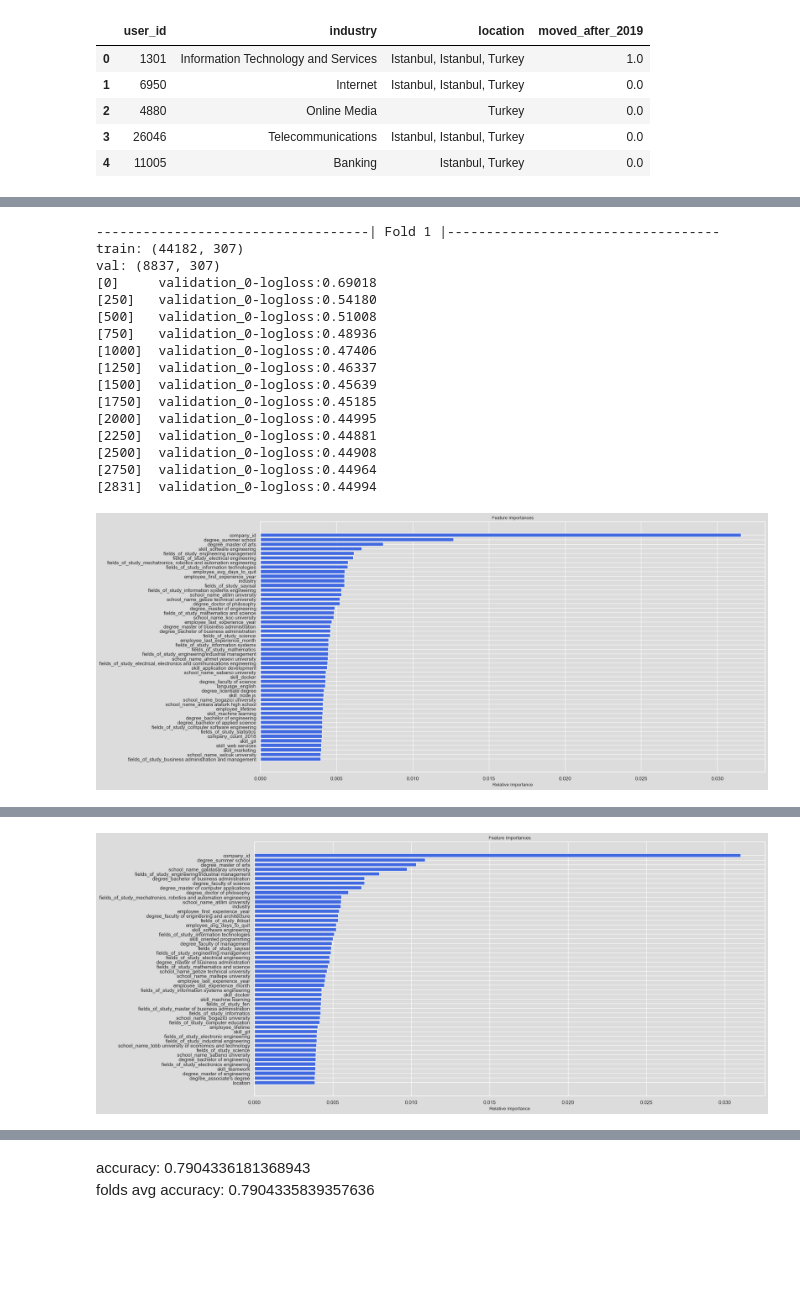
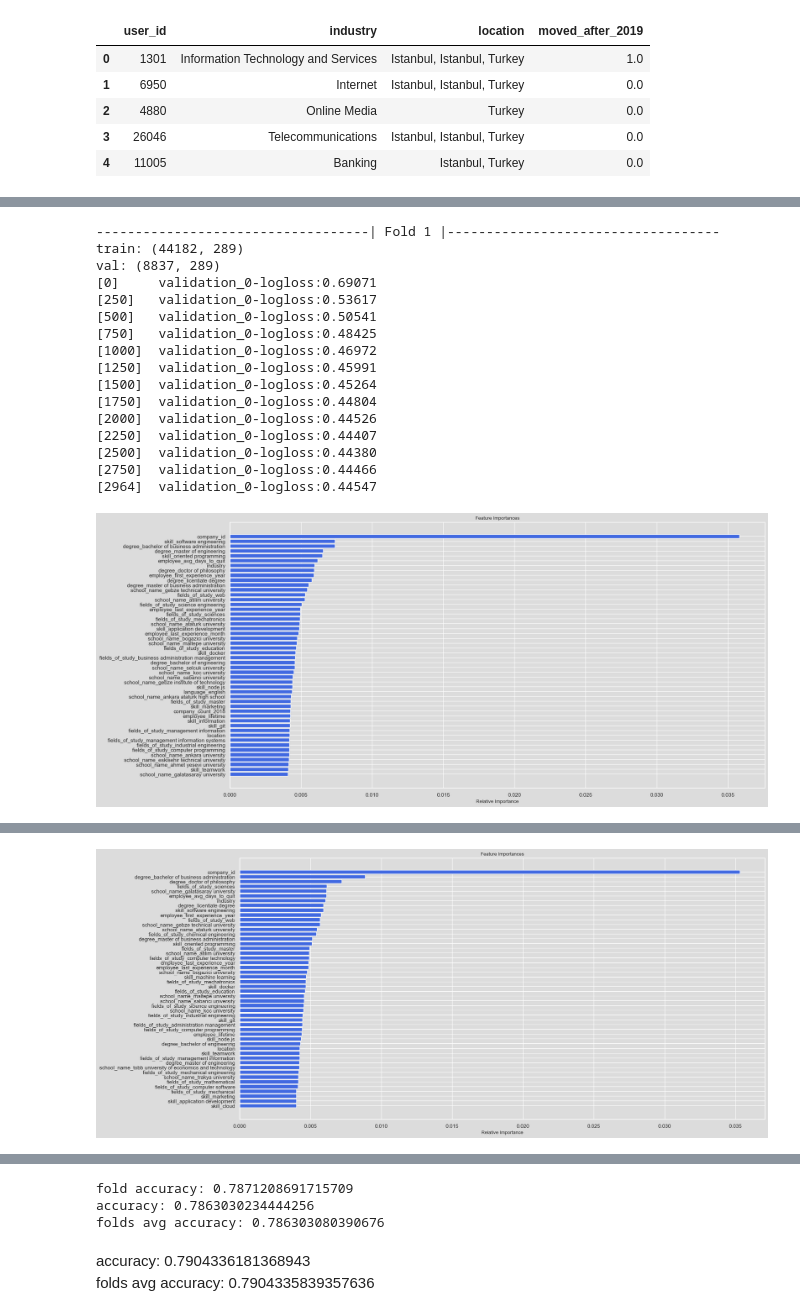
Before and after one commit to sercanyesiloz/Garanti-BBVA-Data-Camp-Coderspace, a Jupyter notebook: FE & Modelling.ipynb, the cells around one changed output, grey strips where cells are left out. Cells and saved outputs as stored; diff of their text form; code cells hidden in the pictures; blank space fills up the shorter version.

```diff
--- a/FE & Modelling.ipynb
+++ b/FE & Modelling.ipynb
@@ -7,36 +7,33 @@ import numpy as np
 from utils import *
 import pandas as pd
 from copy import deepcopy
+from feature_extraction import *
 from xgboost import XGBClassifier
 from catboost import CatBoostClassifier
 from train_models import get_model_scores
-from sklearn.model_selection import train_test_split, KFold, StratifiedKFold
-from sklearn.metrics import accuracy_score, f1_score, classification_report
+from sklearn.metrics import accuracy_score
+from sklearn.model_selection import train_test_split, StratifiedKFold
 warnings.filterwarnings('ignore')
-%run skills.ipynb
-%run languages.ipynb
-%run work_experiences.ipynb
-%run education.ipynb
 
 class config:
     train_path = '../../../datasets/garanti-bbva-data-camp/train_users.csv'
     test_path = '../../../datasets/garanti-bbva-data-camp/test_users.csv'
     sub_path = '../../../datasets/garanti-bbva-data-camp/submission.csv'
-    skills_path = '../../../datasets/garanti-bbva-data-camp/clean_skills_v2.csv'
+    skills_path = '../../../datasets/garanti-bbva-data-camp/clean_skills.csv'
     languages_path = '../../../datasets/garanti-bbva-data-camp/clean_language.csv'
-    education_path = '../../../datasets/garanti-bbva-data-camp/clean_education_v2.csv'
+    education_path = '../../../datasets/garanti-bbva-data-camp/clean_education.csv'
     exp_path = '../../../datasets/garanti-bbva-data-camp/work_experiences.csv'
     seed = 42
     n_folds = 6
-    study_size = 50
+    study_size = 55
     school_size = 50
     language_size = 8
-    degree_size = 40
+    degree_size = 18
     skill_size = 120
     skill_exact_match =  False
     degree_exact_match =  True
     school_exact_match =  True
-    study_exact_match =  True
+    study_exact_match =  False
 # %%
 train_df = pd.read_csv(config.train_path)
 test_df = pd.read_csv(config.test_path)
@@ -93,15 +90,15 @@ df = add_populations(df)
 
 df['nunique_company_by_industries'] = df.groupby(by = 'industry')['company_id'].transform('nunique')
 df['active_employees_by_companies'] = df.groupby(by = 'company_id')['user_id'].transform('nunique')
-df['nunique_industries_by_companies'] = df.groupby(by = 'company_id')['industry'].transform('nunique')
+#df['nunique_industries_by_companies'] = df.groupby(by = 'company_id')['industry'].transform('nunique')
 
 #df['active_employees_by_industries'] = df.groupby(by = 'industry')['user_id'].transform('nunique')
 #df['nunique_locations_by_industries'] = df.groupby(by = 'industry')['location'].transform('nunique')
 
-train_df = df.loc[df['moved_after_2019'].notnull()]
-test_df = df.loc[df['moved_after_2019'].isnull()]
-train_df, test_df = label_encode(["company_id", 'location'], train_df, test_df, fillna=True)
-df = train_df.append(test_df).reset_index(drop = True)
+#train_df = df.loc[df['moved_after_2019'].notnull()]
+#test_df = df.loc[df['moved_after_2019'].isnull()]
+#train_df, test_df = label_encode(["company_id", 'location'], train_df, test_df, fillna=True)
+#df = train_df.append(test_df).reset_index(drop = True)
 
 print(df.shape)
 df.head()
@@ -330,21 +275,21 @@ kf = KFold(n_splits=config.n_folds, shuffle=True, random_state=config.seed)
 skf = StratifiedKFold(n_splits=config.n_folds, shuffle=True, random_state=config.seed)
 # %%
-xgb2_scores, xgb2_train_scores = get_model_scores(xgb2, skf, train_set, test_set, 'moved_after_2019', config.n_folds, True) #accuracy: 0.7895094211509082
+xgb1_scores, xgb1_train_scores = get_model_scores(xgb1, skf, train_set, test_set, 'moved_after_2019', config.n_folds, True) #accuracy: 0.7895094211509082
 # %% [output]
 -----------------------------------| Fold 1 |-----------------------------------
-train: (44182, 307)
-val: (8837, 307)
-[0]     validation_0-logloss:0.69018
-[250]   validation_0-logloss:0.54180
-[500]   validation_0-logloss:0.51008
-[750]   validation_0-logloss:0.48936
-[1000]  validation_0-logloss:0.47406
-[1250]  validation_0-logloss:0.46337
-[1500]  validation_0-logloss:0.45639
-[1750]  validation_0-logloss:0.45185
-[2000]  validation_0-logloss:0.44995
-[2250]  validation_0-logloss:0.44881
-[2500]  validation_0-logloss:0.44908
-[2750]  validation_0-logloss:0.44964
-[2831]  validation_0-logloss:0.44994
+train: (44182, 289)
+val: (8837, 289)
+[0]     validation_0-logloss:0.69071
+[250]   validation_0-logloss:0.53617
+[500]   validation_0-logloss:0.50541
+[750]   validation_0-logloss:0.48425
+[1000]  validation_0-logloss:0.46972
+[1250]  validation_0-logloss:0.45991
+[1500]  validation_0-logloss:0.45264
+[1750]  validation_0-logloss:0.44804
+[2000]  validation_0-logloss:0.44526
+[2250]  validation_0-logloss:0.44407
+[2500]  validation_0-logloss:0.44380
+[2750]  validation_0-logloss:0.44466
+[2964]  validation_0-logloss:0.44547
-[figure, old version]
+[figure, new version]
@@ -368 +313 @@ val: (8837, 307)
-[figure, old version]
+[figure, new version]
@@ -397,3 +388,6 @@ KeyboardInterrupt:
+fold accuracy: 0.7871208691715709
+accuracy: 0.7863030234444256
+folds avg accuracy: 0.786303080390676
 # %% [markdown]
 accuracy: 0.7904336181368943 <br>
 folds avg accuracy: 0.7904335839357636
```
Also changed, not shown: parts of 15 cells of this notebook, 20 other files.
